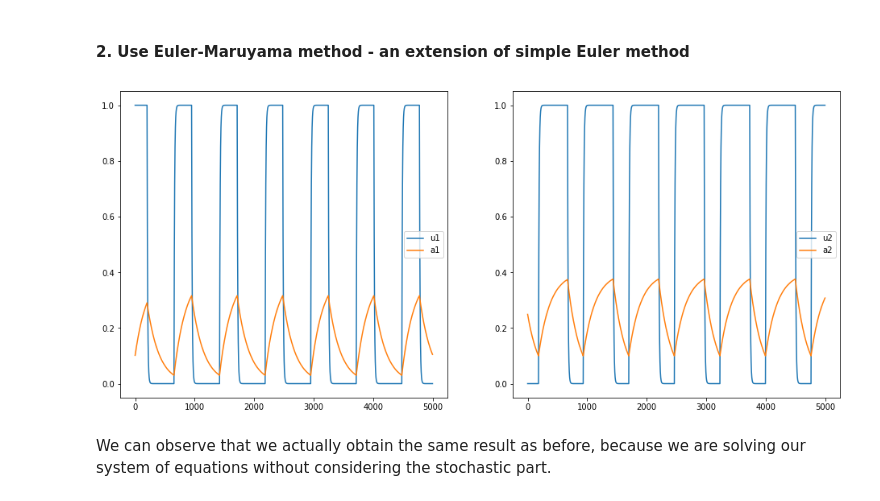
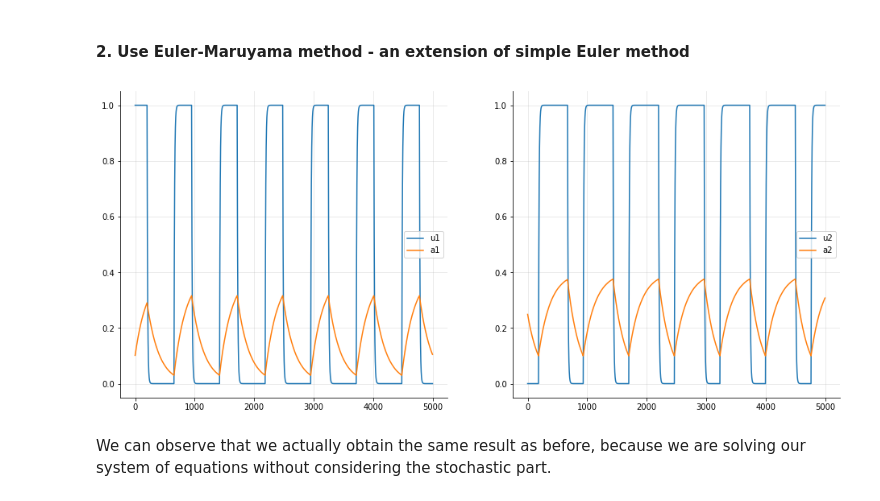
Before and after one commit to lauralopezgaldo/finalproject, a Jupyter notebook: PerceptualBistability.ipynb, the cells around one changed output. Saved outputs shown, nothing was run; the diff lists cells and outputs as text; code cells hidden in the pictures.

```diff
--- a/PerceptualBistability.ipynb
+++ b/PerceptualBistability.ipynb
@@ -218,30 +196,30 @@ def euler_maruyama(ffun, gfun, x0, t, **kwargs) :
 # %%
 u1 = 1;
 a1 = 0.1;
 u2 = 0;
 a2 = 0.25; # initial values
 t = np.arange(0,500,0.1)
 x_0 = [u1, a1, u2, a2]; # initial conditions in a vector
 I1 = 0.43;
 I2 = 0.5;
 
 """"Just use the same function as before by creating a gfun equal to zero, this way we would be avoiding the stochastic part of the
 differential equation system and we shoud obtain the same solution as with odeint"""
 
 gfun = lambda xO,**args: 0;
 
 sol = euler_maruyama(laing_chow, gfun , x_0, t, I1=I1, I2=I2)
 plt.figure(figsize=(16,7))
 plt.subplot(1,2,1)
 plt.plot(sol[0], label='u1')
 plt.plot(sol[1], label='a1')
-plt.legend()
+plt.legend(); sns.despine(); plt.grid(alpha=0.3)
 plt.subplot(1,2,2)
 plt.plot(sol[2], label='u2')
 plt.plot(sol[3], label='a2')
-plt.legend();
+plt.legend(); sns.despine(); plt.grid(alpha=0.3)
 # %% [output]
-[figure, old version]
+[figure, new version]
 # %% [markdown]
 We can observe that we actually obtain the same result as before, because we are solving our system of equations without considering the stochastic part.
 # %% [markdown]
```
Also changed, not shown: parts of 11 cells of this notebook.
